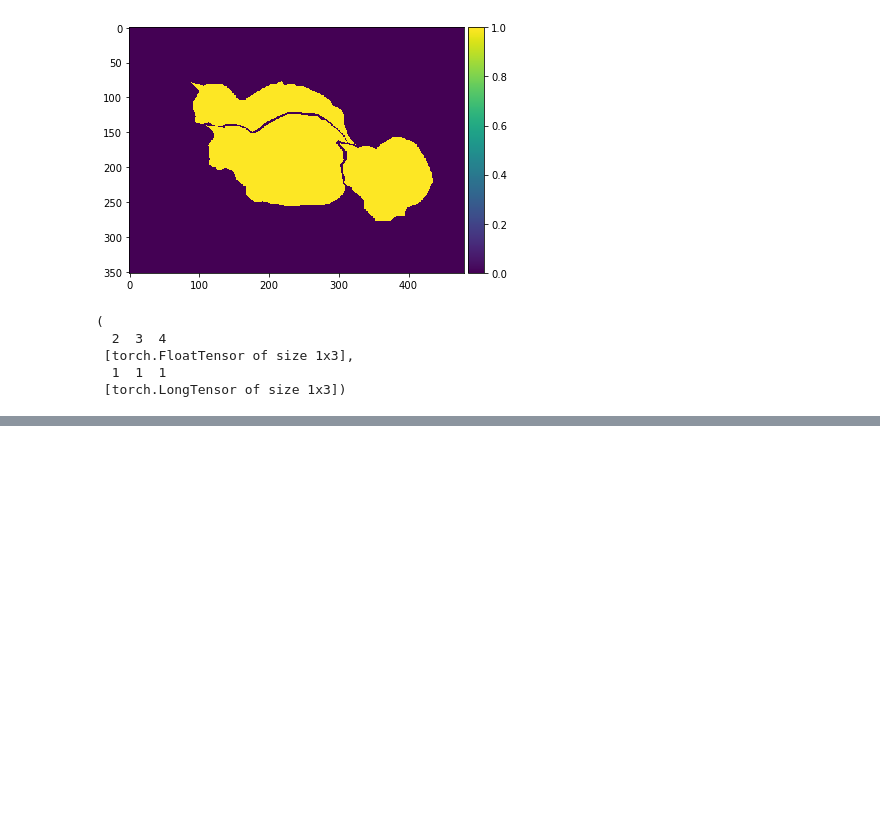
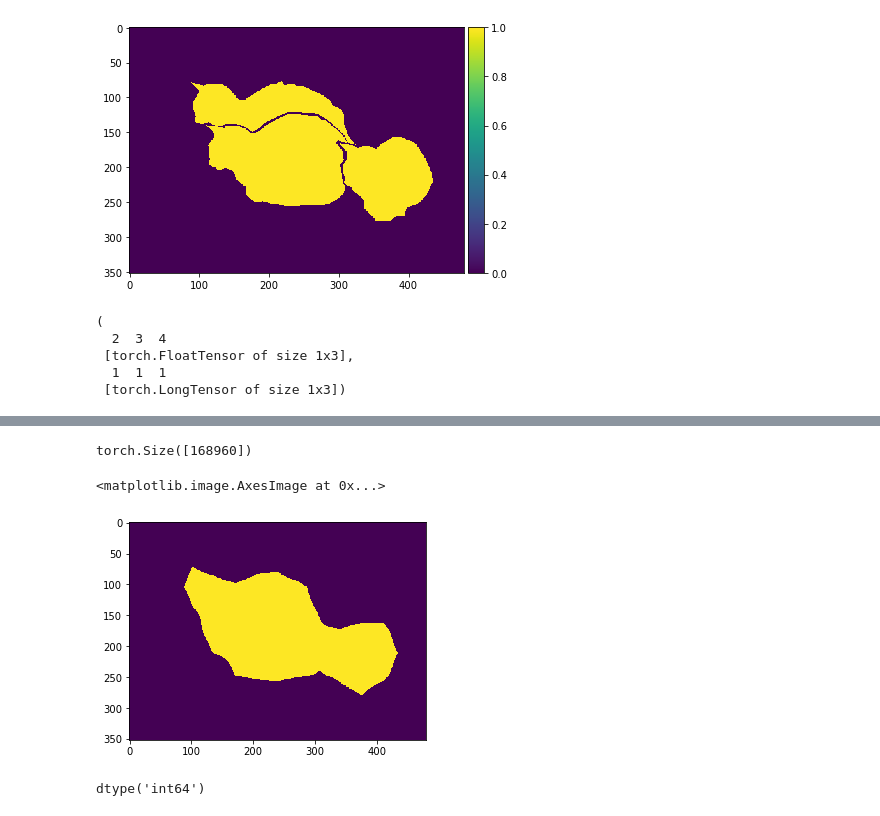
Before and after one commit to AverageName/MNISTDataset, a Jupyter notebook: Segmentation.ipynb, the cells around one changed output, grey strips where cells are left out. Drawn from its saved outputs; the diff is of its cells as text; code cells hidden in the pictures; blank space fills up the shorter version.

```diff
--- a/Segmentation.ipynb
+++ b/Segmentation.ipynb
@@ -188,0 +232,5 @@ torch.max(A,0)
+# %%
+fcn = fcns.FCN_32s(num_classes=2)
+fcn.train()
+criterion = nn.CrossEntropyLoss(size_average=False)
+optimizer = optim.Adam(fcn.parameters(), lr=0.0001)
@@ -188,0 +286,20 @@ torch.max(A,0)
+# %%
+labels.size()
+# %% [output]
+torch.Size([168960])
+# %%
+%matplotlib inline
+fcn = fcn.eval()
+outputs_2 = fcn(inputs)
+outputs_3, indices = torch.max(outputs_2,1)
+indices_2 = torch.squeeze(indices.data)
+indices_2 = indices_2.numpy()
+indices_2 = np.reshape(indices_2,(352,480))
+plt.imshow(indices_2)
+# %% [output]
+<matplotlib.image.AxesImage at 0x...>
+[figure, added]
+# %%
+labels_numpy.dtype
+# %% [output]
+dtype('int64')
```
Also changed, not shown: parts of 17 cells of this notebook.
